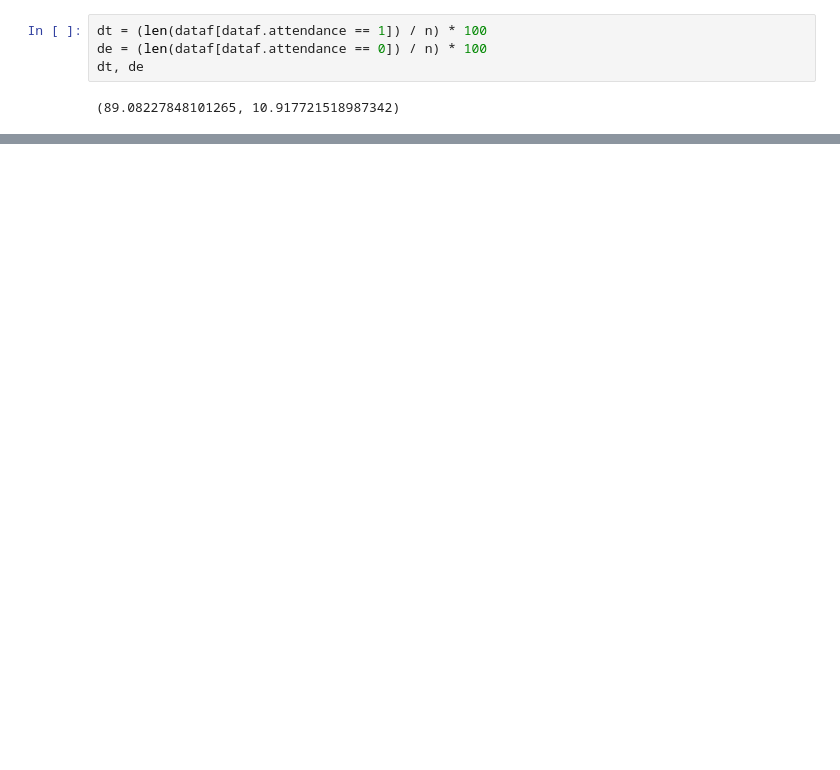
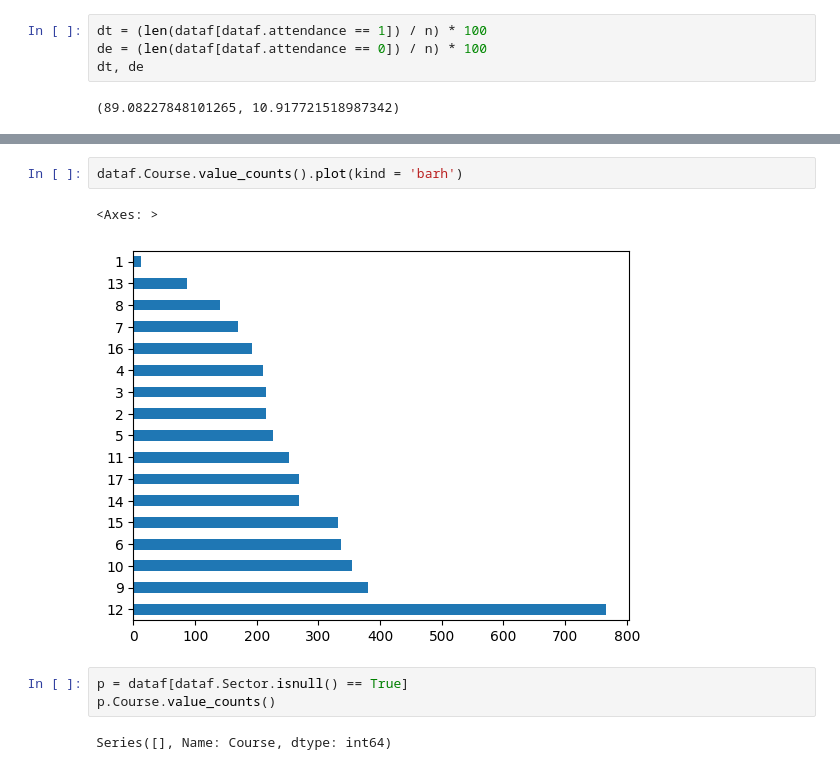
Before and after one commit to fowardelcac/Abandono-Escolar, a Jupyter notebook: Notebooks/1.ipynb, the cells around one changed output, grey strips where cells are left out. Cells and saved outputs as stored; diff of their text form; blank space fills up the shorter version.

```diff
--- a/Notebooks/1.ipynb
+++ b/Notebooks/1.ipynb
@@ -359,0 +406,10 @@ dt, de
+# %%
+dataf.Course.value_counts().plot(kind = 'barh')
+# %% [output]
+<Axes: >
+[figure, added]
+# %%
+p = dataf[dataf.Sector.isnull() == True]
+p.Course.value_counts()
+# %% [output]
+Series([], Name: Course, dtype: int64)
```
Also changed, not shown: parts of 25 cells of this notebook.
